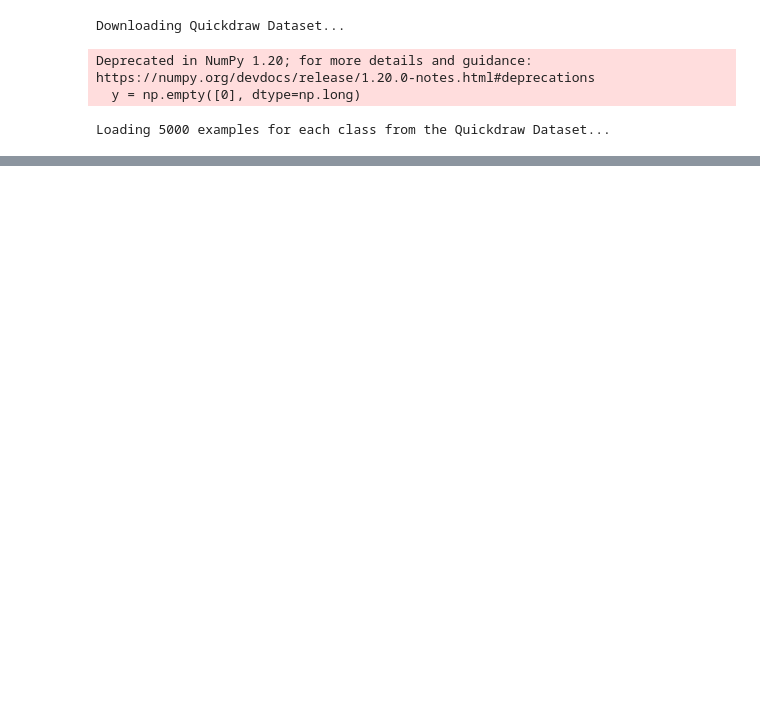
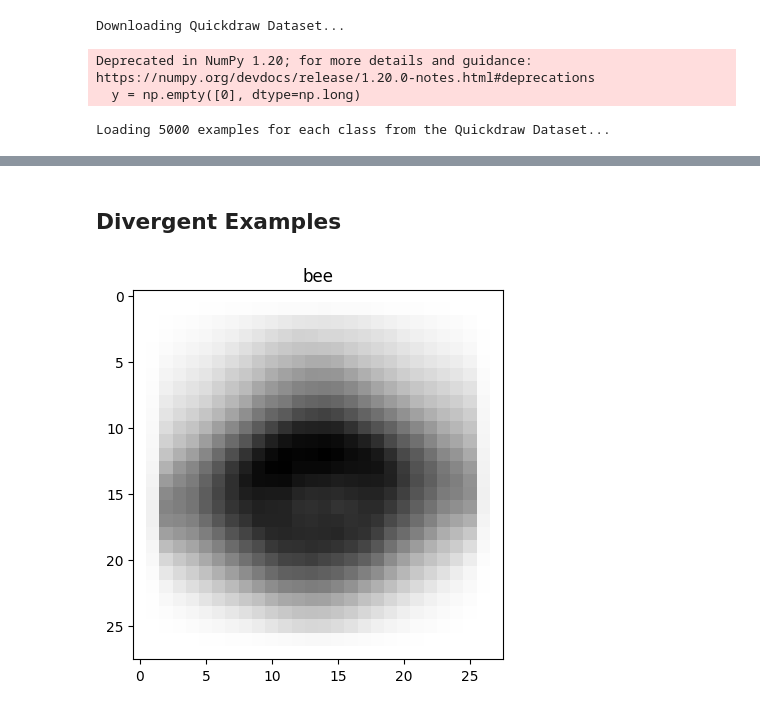
Before and after one commit to moritzdueck/collaiborate, a Jupyter notebook: collaiborate/Exploration.ipynb, the cells around one changed output, grey strips where cells are left out. Drawn from its saved outputs; the diff is of its cells as text; code cells hidden in the pictures; blank space fills up the shorter version.

```diff
--- a/collaiborate/Exploration.ipynb
+++ b/collaiborate/Exploration.ipynb
@@ -289,0 +184,6 @@ wine bottle : 16
+# %% [markdown]
+## Divergent Examples
+# %%
+dataset.draw_mean_image(2)
+# %% [output]
+[figure, added]
```
Also changed, not shown: parts of 26 cells of this notebook, 1 other file.
